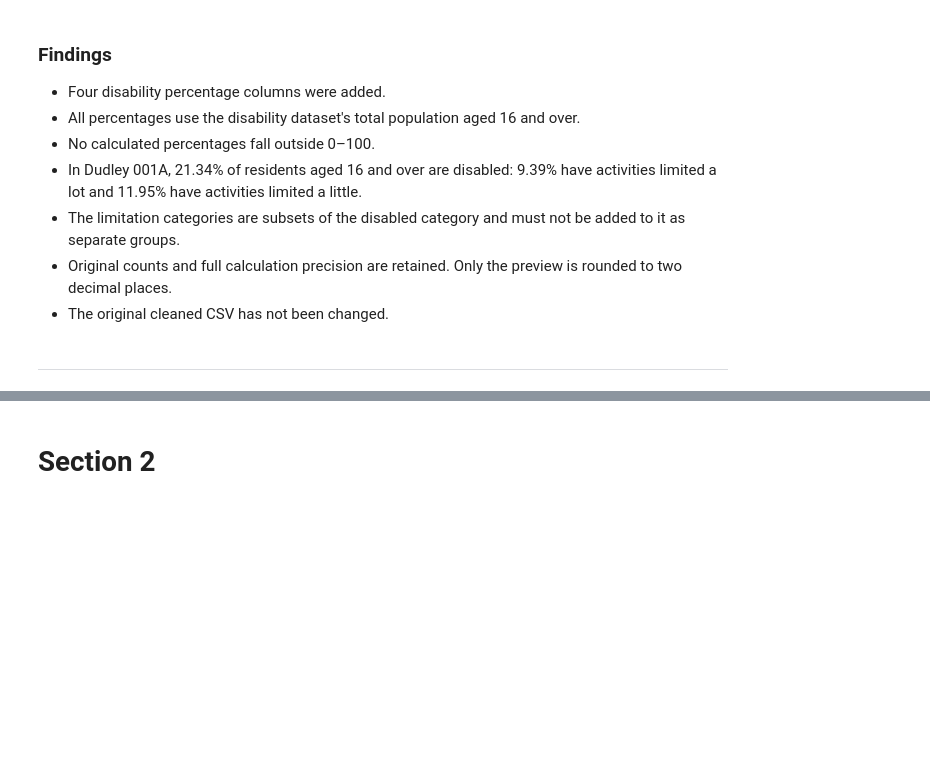
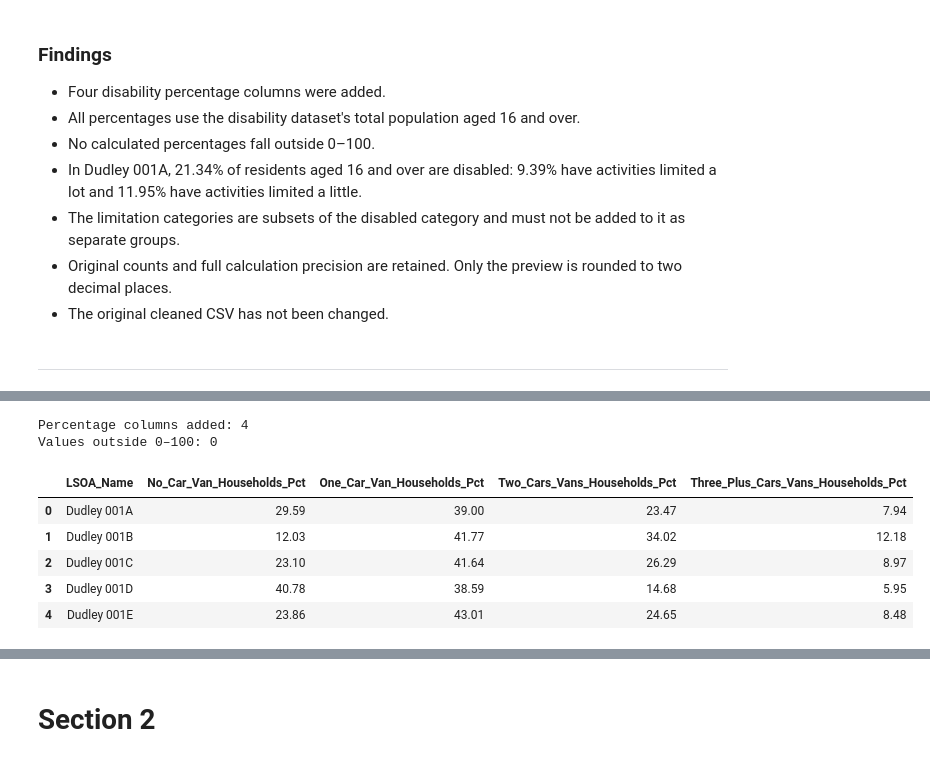
Before and after one commit to LieneRubule/dudley-employment-barriers, a Jupyter notebook: jupyter_notebooks/06_merge_and_prepare.ipynb, the cells around one changed output, grey strips where cells are left out. Saved outputs shown, nothing was run; the diff lists cells and outputs as text; code cells hidden in the pictures; blank space fills up the shorter version.

Commit message:
Calculate and validate car availability percentages

```diff
--- a/jupyter_notebooks/06_merge_and_prepare.ipynb
+++ b/jupyter_notebooks/06_merge_and_prepare.ipynb
@@ -604,0 +616,55 @@ Values outside 0–100: 0
+# %%
+# Developed with ChatGPT assistance to calculate household shares.
+
+# Create a separate working copy.
+# Reference:
+# https://pandas.pydata.org/docs/reference/api/pandas.DataFrame.copy.html
+car_prepared = datasets["car"].copy()
+
+car_columns = [
+    "No_Car_Van_Households",
+    "One_Car_Van_Households",
+    "Two_Cars_Vans_Households",
+    "Three_Plus_Cars_Vans_Households"
+]
+
+# Calculate each category's share of all households.
+# Reference:
+# https://pandas.pydata.org/docs/reference/api/pandas.Series.div.html
+household_total = car_prepared["Total_Households"]
+
+for column in car_columns:
+    car_prepared[f"{column}_Pct"] = (
+        car_prepared[column].div(household_total) * 100
+    )
+
+# Check that percentages fall between 0 and 100.
+# Reference:
+# https://pandas.pydata.org/docs/reference/api/pandas.Series.between.html
+car_pct_columns = [
+    f"{column}_Pct" for column in car_columns
+]
+
+invalid_car_pct = car_prepared[car_pct_columns].apply(
+    lambda column: (~column.between(0, 100)).sum()
+)
+
+print("Percentage columns added:", len(car_pct_columns))
+print("Values outside 0–100:", invalid_car_pct.sum())
+
+# Preview five areas, rounding only the displayed values.
+# Reference:
+# https://pandas.pydata.org/docs/reference/api/pandas.DataFrame.round.html
+preview_columns = ["LSOA_Name"] + car_pct_columns
+display(
+    car_prepared[preview_columns].head().round(2)
+)
+# %% [output]
+Percentage columns added: 4
+Values outside 0–100: 0
+|  | LSOA_Name | No_Car_Van_Households_Pct | One_Car_Van_Households_Pct | Two_Cars_Vans_Households_Pct | Three_Plus_Cars_Vans_Households_Pct |
+| 0 | Dudley 001A | 29.59 | 39.00 | 23.47 | 7.94 |
+| 1 | Dudley 001B | 12.03 | 41.77 | 34.02 | 12.18 |
+| 2 | Dudley 001C | 23.10 | 41.64 | 26.29 | 8.97 |
+| 3 | Dudley 001D | 40.78 | 38.59 | 14.68 | 5.95 |
+| 4 | Dudley 001E | 23.86 | 43.01 | 24.65 | 8.48 |
```
Also changed, not shown: parts of 3 cells of this notebook.
